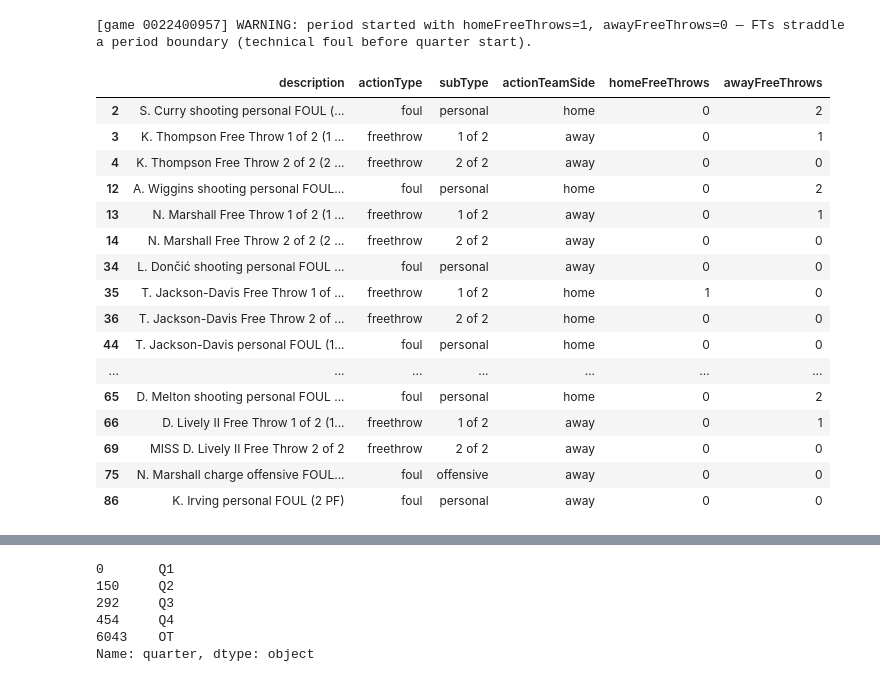
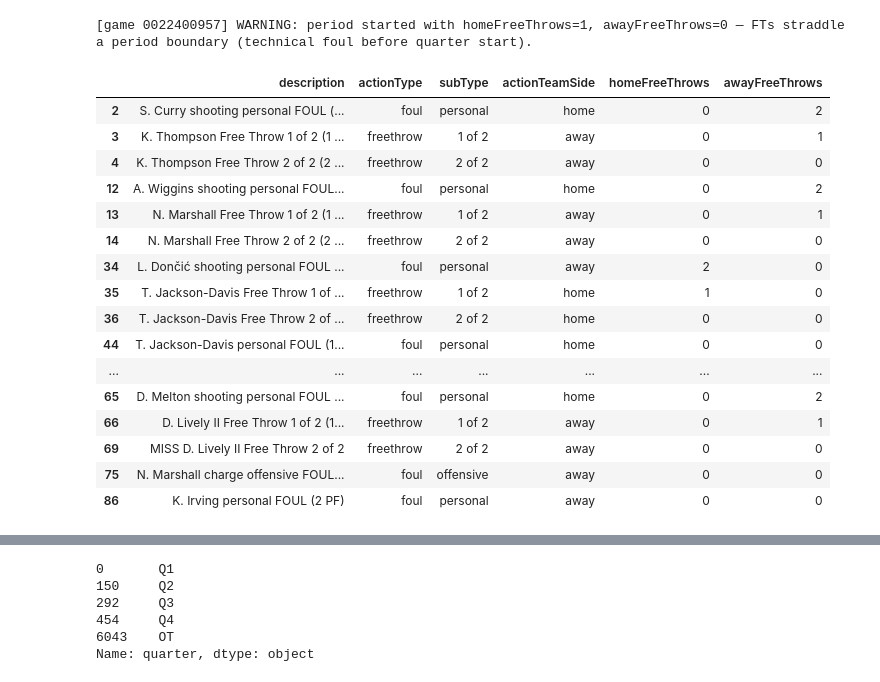
Before and after one commit to mouchatt6/BSA-Basketball-Game-State-Probability-Model, a Jupyter notebook: data/data_test_24_25.ipynb, the cells around one changed output, grey strips where cells are left out. Saved outputs shown, nothing was run; the diff lists cells and outputs as text; code cells hidden in the pictures.

Commit message:
Finished data cleaning

```diff
--- a/data/data_test_24_25.ipynb
+++ b/data/data_test_24_25.ipynb
@@ -81,17 +191,22 @@ def loadAllGameMeta(gameIds):
     raise FileNotFoundError(f'No local gamelog found in {[str(d) for d in candidateDirs]}')
 # %%
 # ─────────────────────────────────────────────────────────────────────────────
-# Load all 2024-25 GSW play-by-play from the Live API parquet files
+# Load all 2024-25 GSW play-by-play from the Live API local files
 # Scraped via scrape_live_gsw_24_25.py using nba_api.live PlayByPlay endpoint.
 # gameId is not embedded in the action data, so it is read from the filename.
 # ─────────────────────────────────────────────────────────────────────────────
 liveDir = Path('live/2024-25/Golden State Warriors')
 parquetFiles = sorted(liveDir.glob('*.parquet'))
-print(f'Found {len(parquetFiles)} parquet files')
+csvFiles = sorted(liveDir.glob('*.csv'))
+dataFiles = parquetFiles or csvFiles
+print(f'Found {len(parquetFiles)} parquet files and {len(csvFiles)} CSV files')
+
+if not dataFiles:
+    raise FileNotFoundError(f'No play-by-play files found in {liveDir}')
 
 parts = []
-for p in parquetFiles:
-    gameDf = pd.read_parquet(p)
+for p in dataFiles:
+    gameDf = readLocalTable(p)
     gameDf['gameId'] = p.stem   # filename stem = NBA game ID
     # Sort by actionNumber so events are in canonical chronological order.
     # The live API occasionally delivers rows out of order around period
@@ -113,12 +228,13 @@ Games      : 82
 | 1 | 4 | PT11M57.00S | 2024-11-13T03:16:16.6Z | 1 | REGULAR | jumpball | recovered | [] | 1629029 | ... |
 | 2 | 7 | PT11M45.00S | 2024-11-13T03:16:32.9Z | 1 | REGULAR | foul | personal | [2freethrow] | 201939 | ... |
 # %%
+
 # ─────────────────────────────────────────────────────────────────────────────
 # Merge game-level metadata and compute all derived columns
 # ─────────────────────────────────────────────────────────────────────────────
 
 # --- Game meta: season, date, matchup, home/away team IDs, win result ----------
-metaDf = loadAllGameMeta(gsw_pbp_24_25['gameId'].unique())
+metaDf = loadAllGameMeta(gsw_pbp_24_25['gameId'].unique(), gsw_pbp_24_25)
 gsw_pbp_24_25 = gsw_pbp_24_25.merge(metaDf, on='gameId', how='left')
 
 # --- Scores (arrive as strings from the live API; ffill within each game) ------
@@ -134,13 +250,21 @@ for scoreCol in ['scoreHome', 'scoreAway']:
 gsw_pbp_24_25['pointsTotal'] = gsw_pbp_24_25['scoreHome'] + gsw_pbp_24_25['scoreAway']
 gsw_pbp_24_25['scoreDif']    = gsw_pbp_24_25['scoreHome'] - gsw_pbp_24_25['scoreAway']
 
-# quarter: string label for each period
-# Regular periods → 'Q1'…'Q4'; any overtime period → 'OT'
-gsw_pbp_24_25['quarter'] = gsw_pbp_24_25['period'].apply(
+# --- Period labels and clocks -------------------------------------------------
+gsw_pbp_24_25['periodNumber'] = pd.to_numeric(
+    gsw_pbp_24_25['period'], errors='coerce'
+).astype('Int64')
+
+# quarter: compact period label for model features and display.
+# Regular periods -> 'Q1'...'Q4'; overtime periods stay grouped as 'OT'.
+gsw_pbp_24_25['quarter'] = gsw_pbp_24_25['periodNumber'].apply(
     lambda p: f'Q{int(p)}' if pd.notna(p) and int(p) <= 4 else 'OT'
 )
 
-# --- secondsLeft: total seconds remaining in the game at each action -----------
+# periodSecondsLeft: clock remaining in the current period.
+gsw_pbp_24_25['periodSecondsLeft'] = gsw_pbp_24_25['clock'].apply(clockToSeconds)
+
+# secondsLeft: total regulation/OT game-clock proxy at each action.
 gsw_pbp_24_25['secondsLeft'] = gsw_pbp_24_25.apply(
     lambda row: secondsLeftInGame(
         row['period'],
@@ -178,7 +302,7 @@ if 'possession' in gsw_pbp_24_25.columns:
 preferredColumns = [
     'season', 'gameId', 'gameDate', 'matchup',
     'homeTeamId', 'homeAbbreviation', 'awayTeamId', 'awayAbbreviation', 'homeWin',
-    'description', 'quarter', 'secondsLeft',
+    'description', 'periodNumber', 'quarter', 'periodSecondsLeft', 'secondsLeft',
     'scoreHome', 'scoreAway', 'scoreDif', 'pointsTotal',
     'actionTeamSide',
     'possession',
@@ -340,7 +843,7 @@ gsw_pbp_24_25[['gameId', 'quarter', 'secondsLeft', 'homeFouls', 'awayFouls', 'ho
 
 
 
-ft_awarded_pattern = re.compile(r'\((\w[\w\s\.]*\s)?(\d+)\s+FT\)')
+ft_awarded_pattern = re.compile(r'\(([^()]*)?(\d+)\s+FT\)')
 ft_attempt_pattern  = re.compile(r'(\d+)\s+of\s+(\d+)')
 
 
@@ -404,34 +907,34 @@ def computeFreeThrowsForGame(game_df):
 
     result = game_df.copy()
     result['homeFreeThrows'] = home_ft_list
     result['awayFreeThrows'] = away_ft_list
     return result
 
 
 # Apply per-game, then reassemble preserving original row order
 game_parts = [
     computeFreeThrowsForGame(game_df)
     for _, game_df in gsw_pbp_24_25.groupby('gameId', sort=False)
 ]
 gsw_pbp_24_25 = pd.concat(game_parts).sort_index()
 
 # Spot-check: foul and freethrow rows from the first game
 first_game = gsw_pbp_24_25['gameId'].iloc[0]
 spot_check = gsw_pbp_24_25.loc[
     (gsw_pbp_24_25['gameId'] == first_game) &
     gsw_pbp_24_25['actionType'].isin(['foul', 'freethrow'])
 ].head(20)
 spot_check[['description', 'actionType', 'subType', 'actionTeamSide', 'homeFreeThrows', 'awayFreeThrows']]
 # %% [output]
 [game 0022400957] WARNING: period started with homeFreeThrows=1, awayFreeThrows=0 — FTs straddle a period boundary (technical foul before quarter start).
 |  | description | actionType | subType | actionTeamSide | homeFreeThrows | awayFreeThrows |
 | 2 | S. Curry shooting personal FOUL (... | foul | personal | home | 0 | 2 |
 | 3 | K. Thompson Free Throw 1 of 2 (1 ... | freethrow | 1 of 2 | away | 0 | 1 |
 | 4 | K. Thompson Free Throw 2 of 2 (2 ... | freethrow | 2 of 2 | away | 0 | 0 |
 | 12 | A. Wiggins shooting personal FOUL... | foul | personal | home | 0 | 2 |
 | 13 | N. Marshall Free Throw 1 of 2 (1 ... | freethrow | 1 of 2 | away | 0 | 1 |
 | 14 | N. Marshall Free Throw 2 of 2 (2 ... | freethrow | 2 of 2 | away | 0 | 0 |
-| 34 | L. Dončić shooting personal FOUL ... | foul | personal | away | 0 | 0 |
+| 34 | L. Dončić shooting personal FOUL ... | foul | personal | away | 2 | 0 |
 | 35 | T. Jackson-Davis Free Throw 1 of ... | freethrow | 1 of 2 | home | 1 | 0 |
 | 36 | T. Jackson-Davis Free Throw 2 of ... | freethrow | 2 of 2 | home | 0 | 0 |
 | 44 | T. Jackson-Davis personal FOUL (1... | foul | personal | home | 0 | 0 |
```
Also changed, not shown: parts of 18 cells of this notebook.
